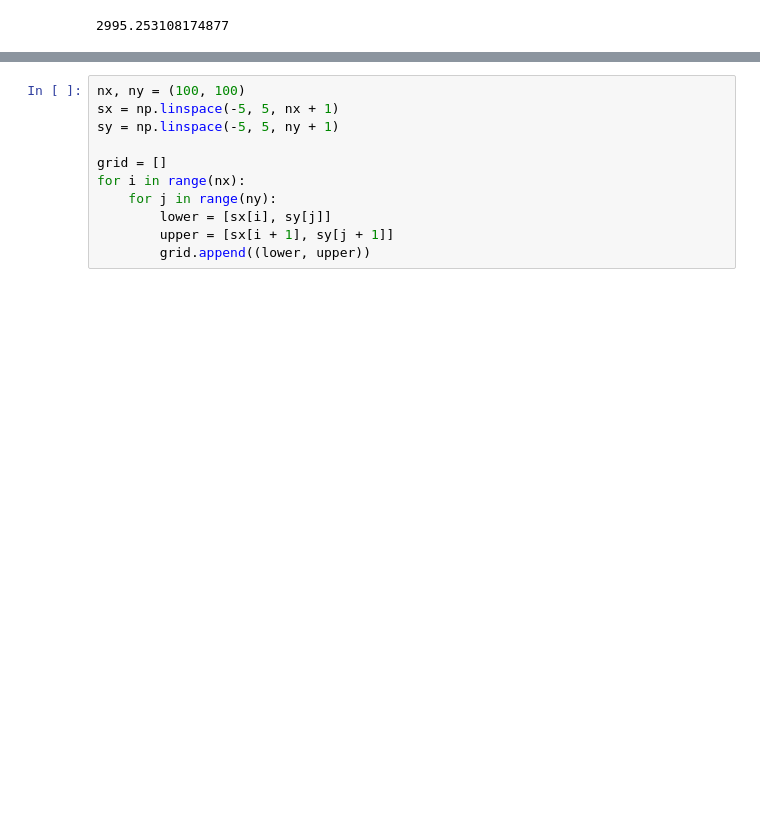
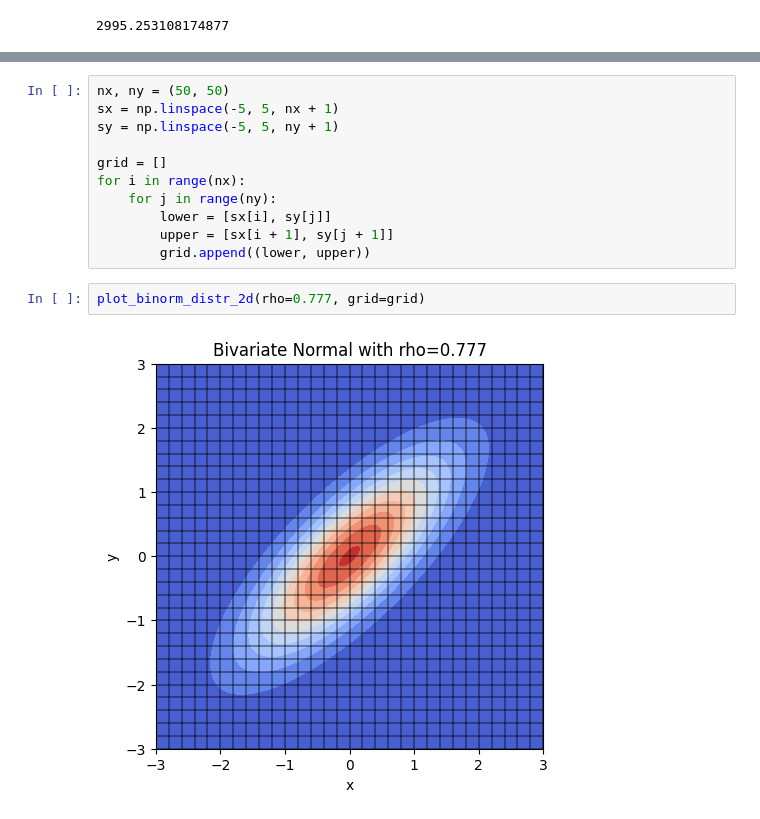
Before and after one commit to artmerinov/unibz_data_profiling, a Jupyter notebook: lab2.ipynb, the cells around one changed output, grey strips where cells are left out. Drawn from its saved outputs; the diff is of its cells as text; blank space fills up the shorter version.

```diff
--- a/lab2.ipynb
+++ b/lab2.ipynb
@@ -99,5 +94,5 @@ plot_binorm_distr_2d(rho=0.4)
 # %%
-nx, ny = (100, 100)
+nx, ny = (50, 50)
 sx = np.linspace(-5, 5, nx + 1)
 sy = np.linspace(-5, 5, ny + 1)
 
@@ -107,6 +102,10 @@ for i in range(nx):
         lower = [sx[i], sy[j]]
         upper = [sx[i + 1], sy[j + 1]]
         grid.append((lower, upper))
+# %%
+plot_binorm_distr_2d(rho=0.777, grid=grid)
+# %% [output]
+[figure, added]
 # %%
 # check that total integral is 1
 
```
Also changed, not shown: parts of 9 cells of this notebook, 1 other file.
